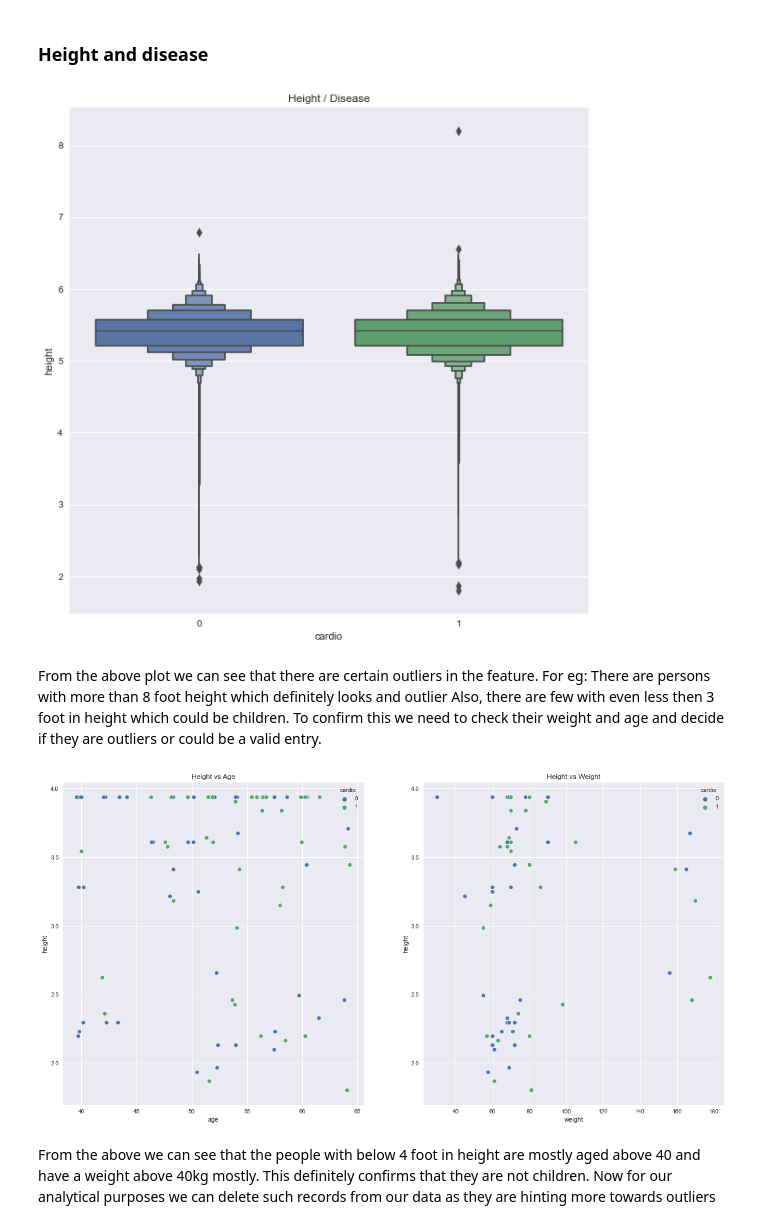
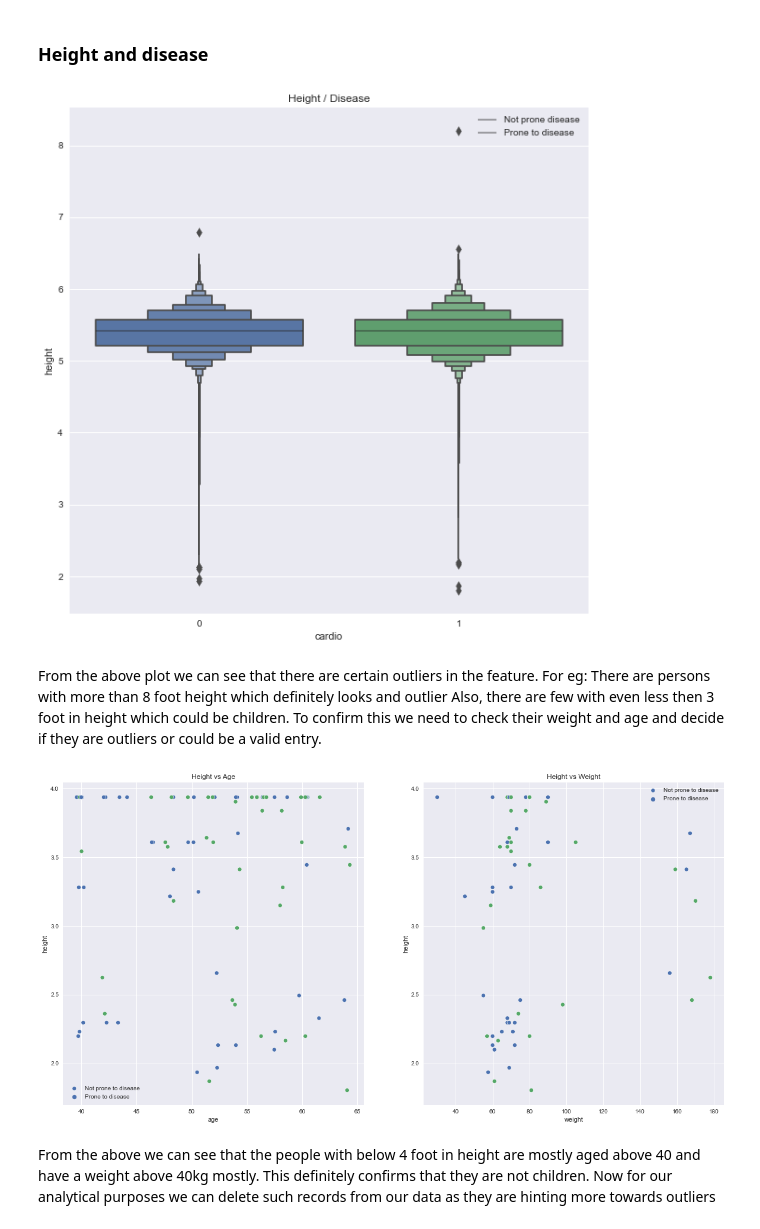
Before and after one commit to Aditya-Ramachandran/cardiovascular-disease-detection, a Jupyter notebook: EDA 1.ipynb, the cells around one changed output. Drawn from its saved outputs; the diff is of its cells as text; code cells hidden in the pictures.

```diff
--- a/EDA 1.ipynb
+++ b/EDA 1.ipynb
@@ -137,21 +140,24 @@ People above the age of 54 are more likely to have diseased than below, also mal
 # %%
 fig, (ax1) = plt.subplots(1,1, figsize=(10,10))
 sns.boxenplot(data['cardio'],(data['height']*0.0328084),ax=ax1)
 ax1.set_title('Height / Disease')
+ax1.legend(['Not prone disease', 'Prone to disease'])
 plt.show()
 # %% [output]
-[figure, old version]
+[figure, new version]
 # %% [markdown]
 From the above plot we can see that there are certain outliers in the feature. For eg: There are persons with more than 8 foot height which definitely looks and outlier Also, there are few with even less then 3 foot in height which could be children. To confirm this we need to check their weight and age and decide if they are outliers or could be a valid entry.
 # %%
 fig, (ax1,ax2) = plt.subplots(1,2, figsize=(20,10))
 sns.scatterplot(data['age'],data['height'][(data['height']*0.0328084)<4]*0.0328084,hue=data['cardio'],ax=ax1)
 ax1.set_title('Height vs Age')
+ax1.legend(['Not prone to disease', 'Prone to disease'])
 sns.scatterplot(data['weight'],data['height'][(data['height']*0.0328084)<4]*0.0328084,hue=data['cardio'],ax=ax2)
 ax2.set_title('Height vs Weight')
+ax2.legend(['Not prone to disease', 'Prone to disease'])
 plt.show()
 # %% [output]
-[figure, old version]
+[figure, new version]
 # %% [markdown]
 From the above we can see that the people with below 4 foot in height are mostly aged above 40 and have a weight above 40kg mostly. This definitely confirms that they are not children. Now for our analytical purposes we can delete such records from our data as they are hinting more towards outliers
 # %%
```
Also changed, not shown: parts of 9 cells of this notebook.
